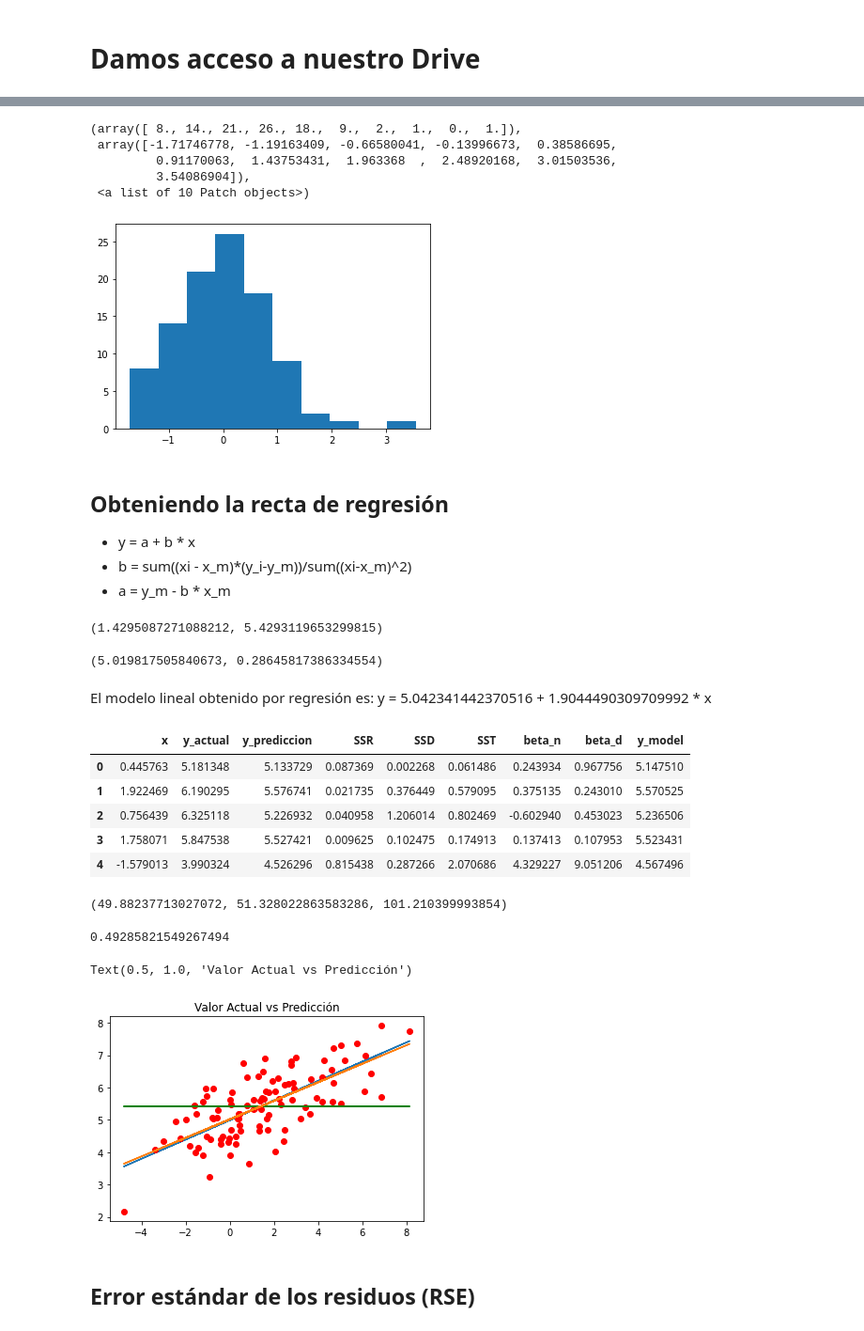
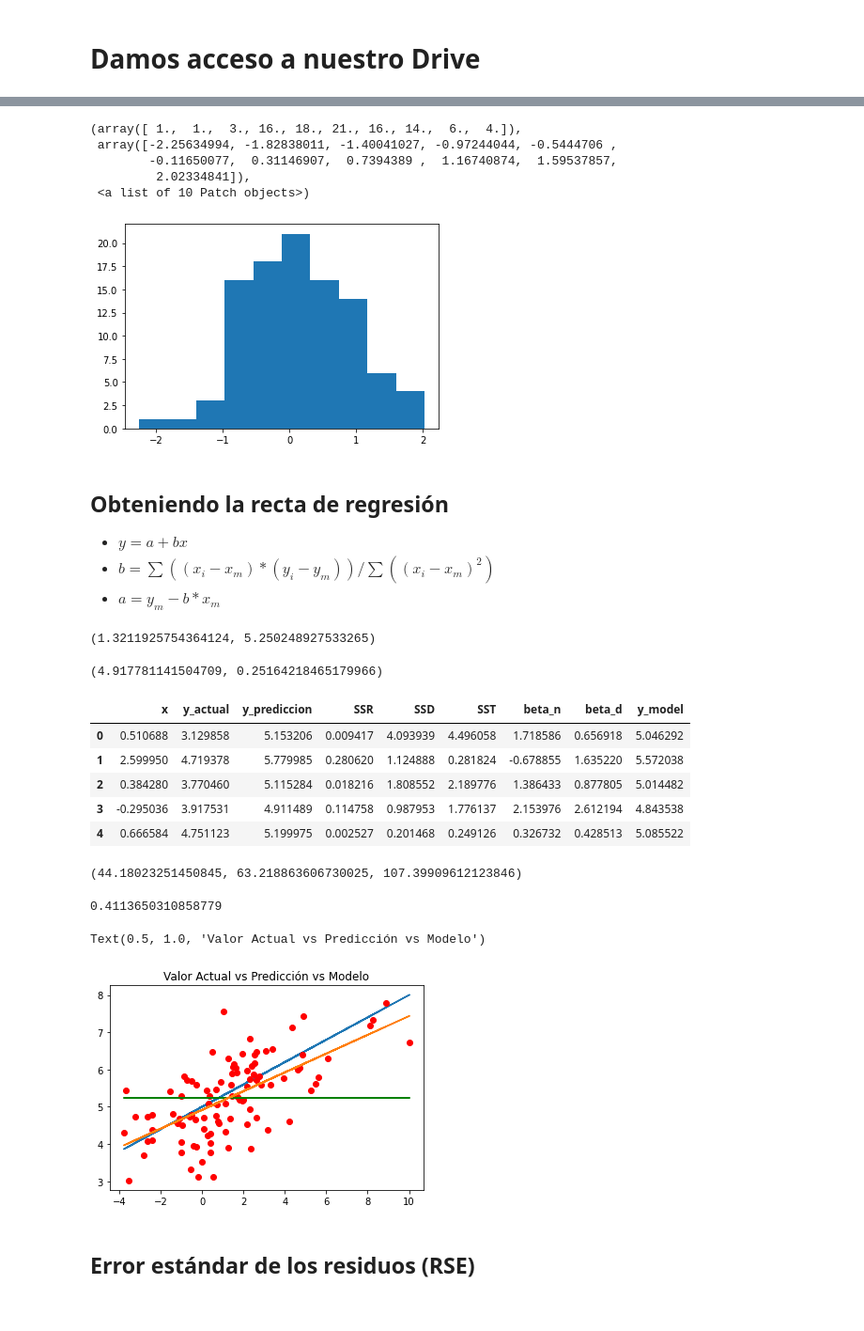
Before and after one commit to quiquegtz27/python-ml-course, a Jupyter notebook: notebooks/T4 - 1 - Linear Regression - Datos ficticios-Colab.ipynb, the cells around one changed output, grey strips where cells are left out. Shown: that part at 94% size. Drawn from its saved outputs; the diff is of its cells as text; code cells hidden in the pictures.

```diff
--- a/notebooks/T4 - 1 - Linear Regression - Datos ficticios-Colab.ipynb
+++ b/notebooks/T4 - 1 - Linear Regression - Datos ficticios-Colab.ipynb
@@ -39,7 +30,7 @@ x = 1.5 + 2.5 * np.random.randn(100)
 # %%
 res = 0 + 0.8 * np.random.randn(100)
 # %%
-y_pred = 5 + 1.8 * x
+y_pred = 5 + 0.3 * x
 # %%
-y_act = 5 + 1.8 * x + res
+y_act = 5 + 0.3 * x + res
 # %%
@@ -127,22 +117,22 @@ R2
 # %%
 plt.hist(data["y_prediccion"]-data["y_actual"])
 # %% [output]
-(array([ 8., 14., 21., 26., 18.,  9.,  2.,  1.,  0.,  1.]),
- array([-1.71746778, -1.19163409, -0.66580041, -0.13996673,  0.38586695,
-         0.91170063,  1.43753431,  1.963368  ,  2.48920168,  3.01503536,
-         3.54086904]),
+(array([ 1.,  1.,  3., 16., 18., 21., 16., 14.,  6.,  4.]),
+ array([-2.25634994, -1.82838011, -1.40041027, -0.97244044, -0.5444706 ,
+        -0.11650077,  0.31146907,  0.7394389 ,  1.16740874,  1.59537857,
+         2.02334841]),
  <a list of 10 Patch objects>)
-[figure, old version]
+[figure, new version]
 # %% [markdown]
 ## Obteniendo la recta de regresión
 
-* y = a + b * x
-* b = sum((xi - x_m)*(y_i-y_m))/sum((xi-x_m)^2)
-* a = y_m - b * x_m
+* $y = a + bx$
+* $b = \sum((x_i - x_m)*(y_i-y_m))/\sum((x_i-x_m)^2)$
+* $a = y_m - b * x_m$
 # %%
 x_mean = np.mean(data["x"])
 y_mean = np.mean(data["y_actual"])
 x_mean, y_mean
 # %% [output]
-(1.4295087271088212, 5.4293119653299815)
+(1.3211925754364124, 5.250248927533265)
 # %%
@@ -155,21 +145,18 @@ alpha = y_mean - beta * x_mean
 # %%
 alpha, beta
 # %% [output]
-(5.019817505840673, 0.28645817386334554)
+(4.917781141504709, 0.25164218465179966)
-# %% [markdown]
-El modelo lineal obtenido por regresión es:
-y = 5.042341442370516 + 1.9044490309709992 * x
 # %%
 data["y_model"] = alpha + beta * data["x"]
 # %%
 data.head()
 # %% [output]
 |  | x | y_actual | y_prediccion | SSR | SSD | SST | beta_n | beta_d | y_model |
-| 0 | 0.445763 | 5.181348 | 5.133729 | 0.087369 | 0.002268 | 0.061486 | 0.243934 | 0.967756 | 5.147510 |
-| 1 | 1.922469 | 6.190295 | 5.576741 | 0.021735 | 0.376449 | 0.579095 | 0.375135 | 0.243010 | 5.570525 |
-| 2 | 0.756439 | 6.325118 | 5.226932 | 0.040958 | 1.206014 | 0.802469 | -0.602940 | 0.453023 | 5.236506 |
-| 3 | 1.758071 | 5.847538 | 5.527421 | 0.009625 | 0.102475 | 0.174913 | 0.137413 | 0.107953 | 5.523431 |
-| 4 | -1.579013 | 3.990324 | 4.526296 | 0.815438 | 0.287266 | 2.070686 | 4.329227 | 9.051206 | 4.567496 |
+| 0 | 0.510688 | 3.129858 | 5.153206 | 0.009417 | 4.093939 | 4.496058 | 1.718586 | 0.656918 | 5.046292 |
+| 1 | 2.599950 | 4.719378 | 5.779985 | 0.280620 | 1.124888 | 0.281824 | -0.678855 | 1.635220 | 5.572038 |
+| 2 | 0.384280 | 3.770460 | 5.115284 | 0.018216 | 1.808552 | 2.189776 | 1.386433 | 0.877805 | 5.014482 |
+| 3 | -0.295036 | 3.917531 | 4.911489 | 0.114758 | 0.987953 | 1.776137 | 2.153976 | 2.612194 | 4.843538 |
+| 4 | 0.666584 | 4.751123 | 5.199975 | 0.002527 | 0.201468 | 0.249126 | 0.326732 | 0.428513 | 5.085522 |
 # %%
 SSR = sum((data["y_model"]-y_mean)**2)
 SSD = sum((data["y_model"]-data["y_actual"])**2)
@@ -177,24 +164,24 @@ SST = sum((data["y_actual"]-y_mean)**2)
 # %%
 SSR, SSD, SST
 # %% [output]
-(49.88237713027072, 51.328022863583286, 101.210399993854)
+(44.18023251450845, 63.218863606730025, 107.39909612123846)
 # %%
 R2 = SSR / SST
 R2
 # %% [output]
-0.49285821549267494
+0.4113650310858779
 # %%
 y_mean = [np.mean(y_act) for i in range(1, len(x_list) + 1)]
 
 %matplotlib inline
 plt.plot(data["x"],data["y_prediccion"])
 plt.plot(data["x"], data["y_actual"], "ro")
 plt.plot(data["x"],y_mean, "g")
 plt.plot(data["x"], data["y_model"])
-plt.title("Valor Actual vs Predicción")
+plt.title("Valor Actual vs Predicción vs Modelo")
 # %% [output]
-Text(0.5, 1.0, 'Valor Actual vs Predicción')
+Text(0.5, 1.0, 'Valor Actual vs Predicción vs Modelo')
-[figure, old version]
+[figure, new version]
 # %% [markdown]
 ## Error estándar de los residuos (RSE)
 # %%
```
Also changed, not shown: parts of 18 cells of this notebook.
